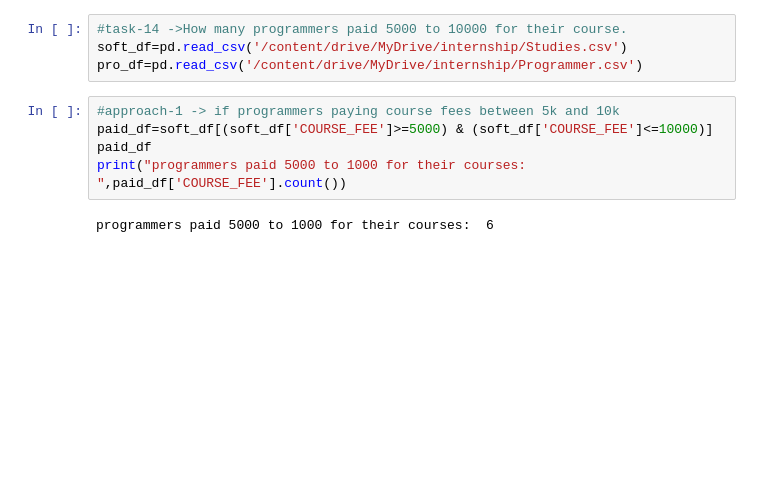
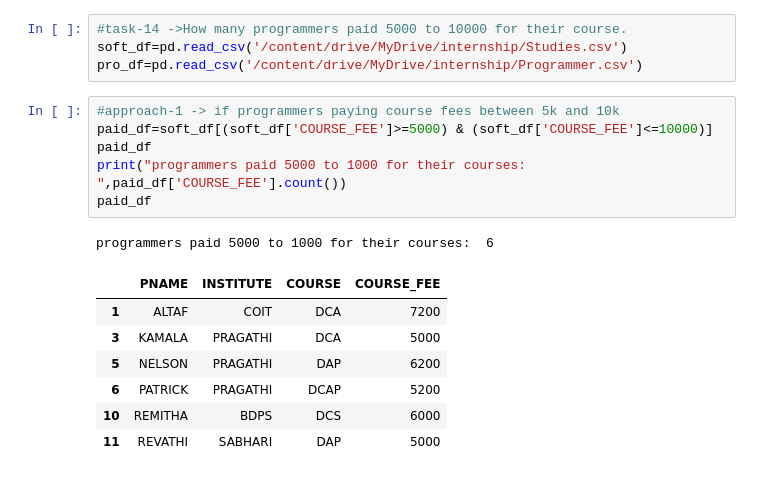
Before and after one commit to ESSPRADEEP3000/AI_intership, a Jupyter notebook: All.ipynb, the cells around one changed output. Cells and saved outputs as stored; diff of their text form; blank space fills up the shorter version.

```diff
--- a/All.ipynb
+++ b/All.ipynb
@@ -242,10 +254,18 @@ pro_df=pd.read_csv('/content/drive/MyDrive/internship/Programmer.csv')
 # %%
 #approach-1 -> if programmers paying course fees between 5k and 10k
 paid_df=soft_df[(soft_df['COURSE_FEE']>=5000) & (soft_df['COURSE_FEE']<=10000)]
 paid_df
 print("programmers paid 5000 to 1000 for their courses: ",paid_df['COURSE_FEE'].count())
+paid_df
 # %% [output]
 programmers paid 5000 to 1000 for their courses:  6
+|  | PNAME | INSTITUTE | COURSE | COURSE_FEE |
+| 1 | ALTAF | COIT | DCA | 7200 |
+| 3 | KAMALA | PRAGATHI | DCA | 5000 |
+| 5 | NELSON | PRAGATHI | DAP | 6200 |
+| 6 | PATRICK | PRAGATHI | DCAP | 5200 |
+| 10 | REMITHA | BDPS | DCS | 6000 |
+| 11 | REVATHI | SABHARI | DAP | 5000 |
 # %%
 #approach 2 -> if programmers are being paid between 5k and 10k for their courses
 earn_df=pro_df[(pro_df['SALARY']>=5000)&(pro_df['SALARY']<=10000)]
```
Also changed, not shown: parts of 3 cells of this notebook.
